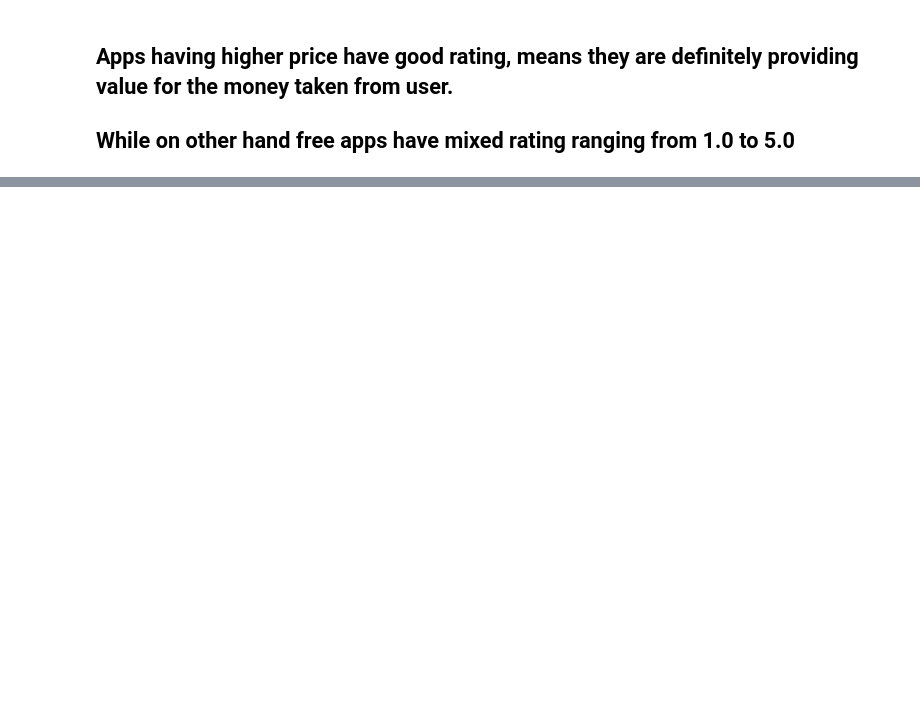
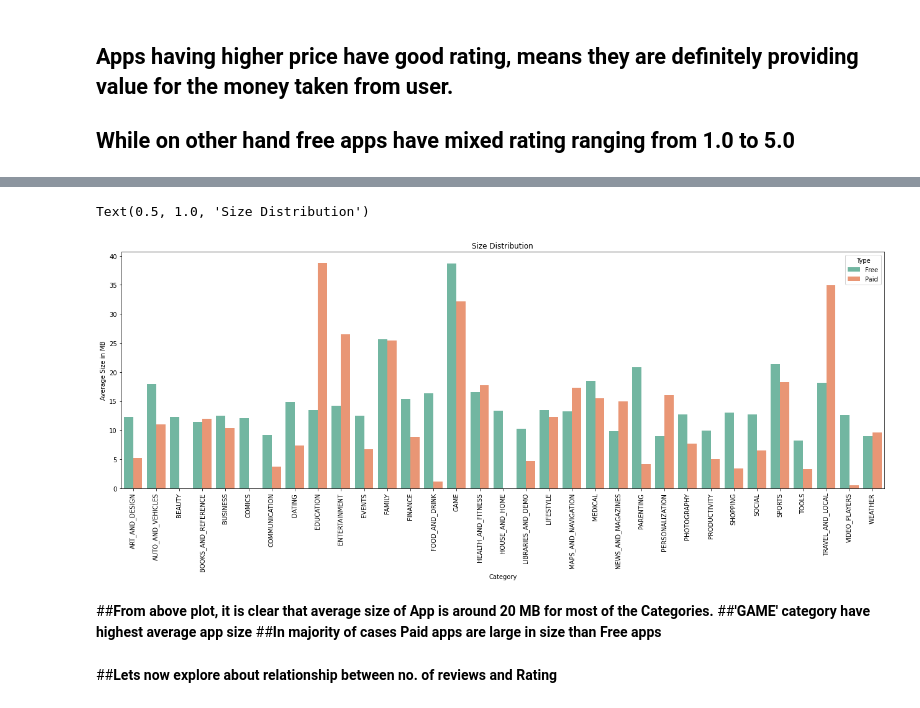
Before and after one commit to SurajSP99/Play_Store_App_Review_Data_Analysis, a Jupyter notebook: Play_Store_App_Review_Analysis_Capstone_Project.ipynb, the cells around one changed output, grey strips where cells are left out. Cells and saved outputs as stored; diff of their text form; code cells hidden in the pictures; blank space fills up the shorter version.

```diff
--- a/Play_Store_App_Review_Analysis_Capstone_Project.ipynb
+++ b/Play_Store_App_Review_Analysis_Capstone_Project.ipynb
@@ -634,0 +637,2 @@ Text(0, 0.5, 'Rating')
+# %%
+size_df = df.groupby(['Category','Type'])['Size'].mean().reset_index(name = 'avg_size')
@@ -634,0 +648,15 @@ Text(0, 0.5, 'Rating')
+# %%
+plt.figure(figsize=(22,7))
+sns.barplot(x=size_df.Category, y=size_df.avg_size, hue = size_df.Type, palette="Set2")
+plt.xticks(rotation=90)
+plt.ylabel('Average Size in MB')
+plt.title('Size Distribution')
+# %% [output]
+Text(0.5, 1.0, 'Size Distribution')
+[figure, added]
+# %% [markdown]
+##**From above plot, it is clear that average size of App is around 20 MB for most of the Categories.**
+##**'GAME' category have highest average app size**
+##**In majority of cases Paid apps are large in size than Free apps**
+# %% [markdown]
+##**Lets now explore about relationship between no. of reviews and Rating**
```
Also changed, not shown: parts of 8 cells of this notebook.
